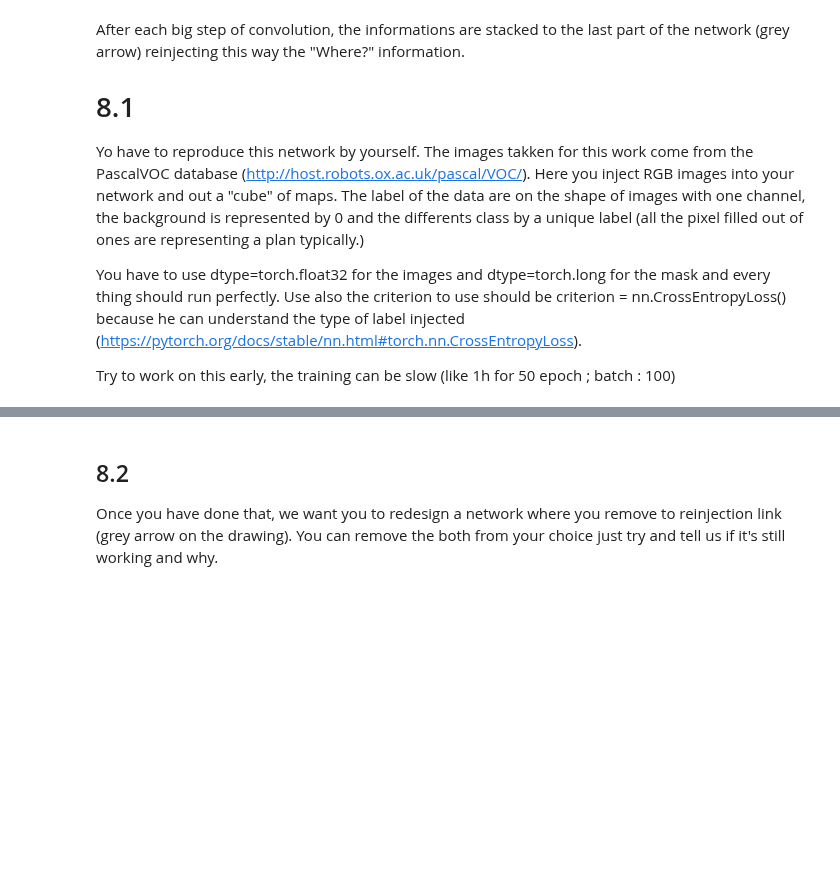
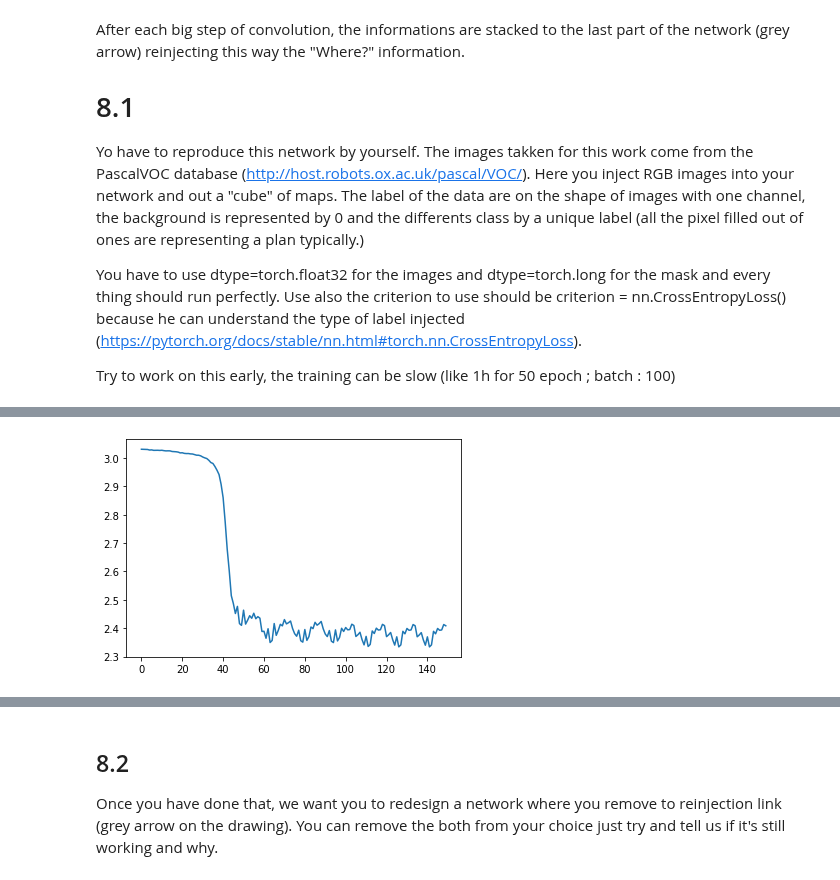
Before and after one commit to AbdBarho/CV19-20, a Jupyter notebook: 10_PyTorch_UNet.ipynb, the cells around one changed output, grey strips where cells are left out. Cells and saved outputs as stored; diff of their text form; code cells hidden in the pictures; blank space fills up the shorter version.

```diff
--- a/10_PyTorch_UNet.ipynb
+++ b/10_PyTorch_UNet.ipynb
@@ -154,0 +153,23 @@ class UNet(nn.Module):
+# %%
+device = torch.device('cuda' if torch.cuda.is_available() else 'cpu')
+# device = torch.device('cpu')
+model =  UNet().to(device)
+optimizer = optim.Adam(model.parameters(), 1e-4)
+lossCrit = nn.CrossEntropyLoss()
+
+losses = []
+epoches= 10
+for e in tqdm(range(epoches), leave=False):
+    for i, (images, labels) in enumerate(train_loader):
+        images, labels = images.to(device), labels.to(device)
+        optimizer.zero_grad()
+        predictions = model(images)
+        loss = lossCrit(predictions, labels)
+        loss.backward()
+        losses.append(loss.item())
+        optimizer.step()
+
+plt.figure()
+plt.plot(losses)
+plt.show()
+# %% [output]
@@ -154,0 +177 @@ class UNet(nn.Module):
+[figure, added]
```
Also changed, not shown: parts of 10 cells of this notebook, 1 other file.
